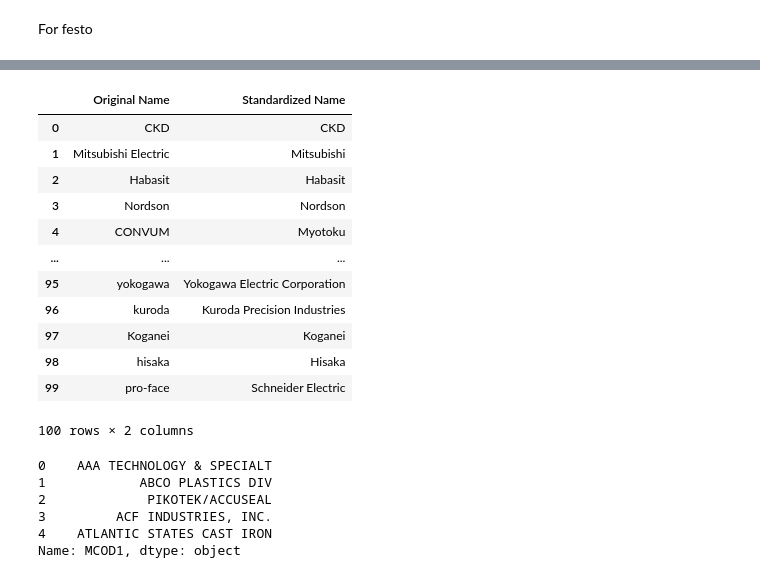
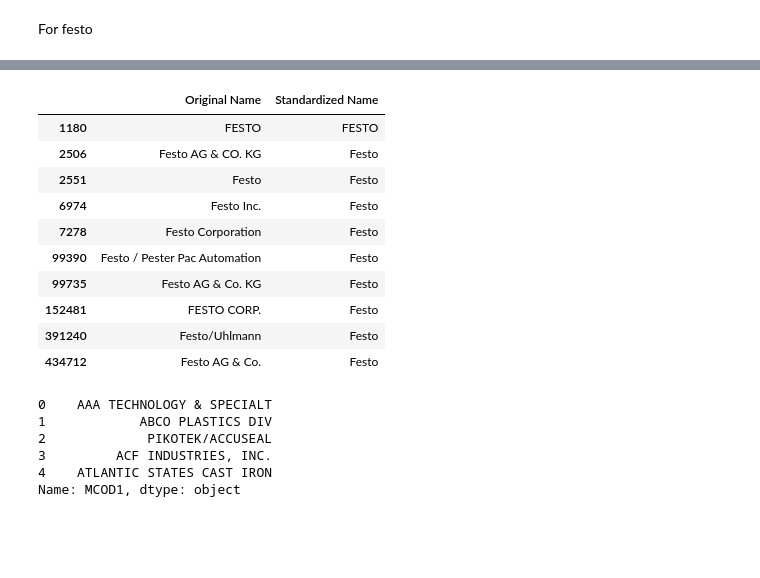
Before and after one commit to rodmart21/Brand_Domain, a Jupyter notebook: matching.ipynb, the cells around one changed output, grey strips where cells are left out. Cells and saved outputs as stored; diff of their text form; code cells hidden in the pictures; blank space fills up the shorter version.

```diff
--- a/matching.ipynb
+++ b/matching.ipynb
@@ -120,19 +74,19 @@ I have the standarization for 100 sample
-# %%
-standardize
-# %% [output]
-|  | Original Name | Standardized Name |
-| 0 | CKD | CKD |
-| 1 | Mitsubishi Electric | Mitsubishi |
-| 2 | Habasit | Habasit |
-| 3 | Nordson | Nordson |
-| 4 | CONVUM | Myotoku |
-| ... | ... | ... |
-| 95 | yokogawa | Yokogawa Electric Corporation |
-| 96 | kuroda | Kuroda Precision Industries |
-| 97 | Koganei | Koganei |
-| 98 | hisaka | Hisaka |
-| 99 | pro-face | Schneider Electric |
-100 rows × 2 columns
+# %%
+festo_df = manufacturer_names[manufacturer_names["Original Name"].astype(str).str.contains("Festo", case=False, na=False)]
+results_festo = standardize_manufacturers_df(festo_df, input_col="Original Name", output_col="Standardized Name")
+results_festo
+# %% [output]
+|  | Original Name | Standardized Name |
+| 1180 | FESTO | FESTO |
+| 2506 | Festo AG & CO. KG | Festo |
+| 2551 | Festo | Festo |
+| 6974 | Festo Inc. | Festo |
+| 7278 | Festo Corporation | Festo |
+| 99390 | Festo / Pester Pac Automation | Festo |
+| 99735 | Festo AG & Co. KG | Festo |
+| 152481 | FESTO CORP. | Festo |
+| 391240 | Festo/Uhlmann | Festo |
+| 434712 | Festo AG & Co. | Festo |
 # %%
 df_lfa_manufacturer=df_lfa['MCOD1']
 df_lfa_manufacturer.head()
```
Also changed, not shown: parts of 53 cells of this notebook, 2 other files.
